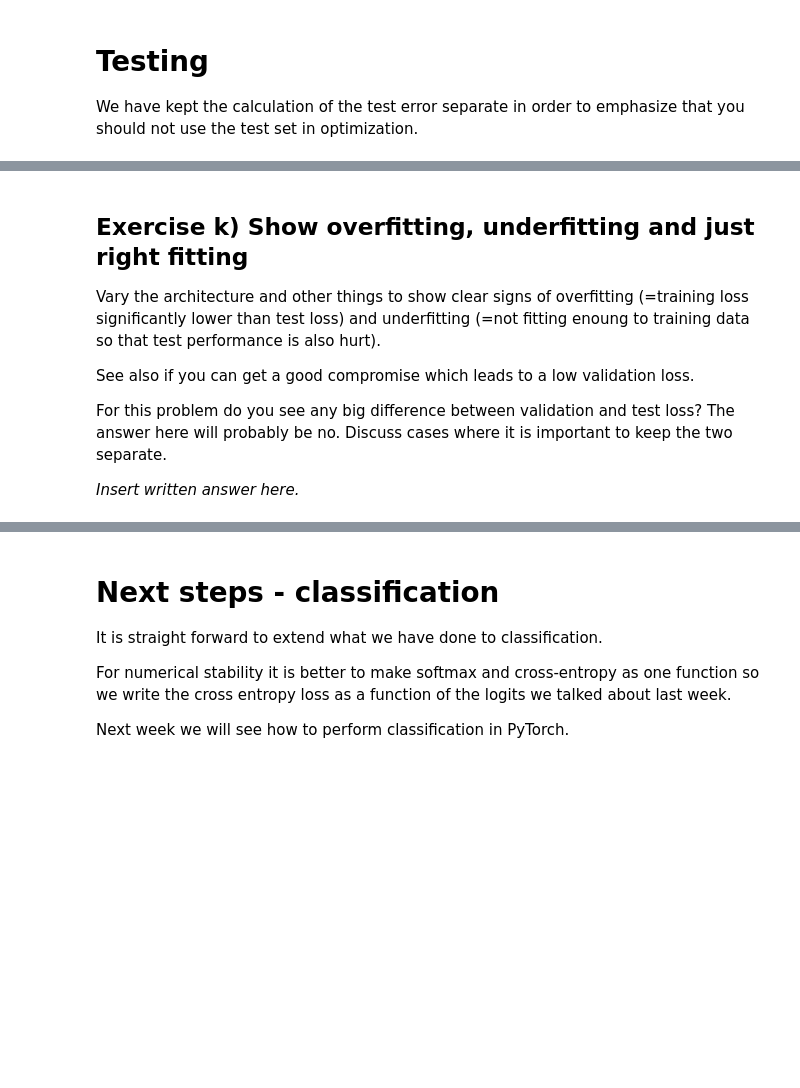
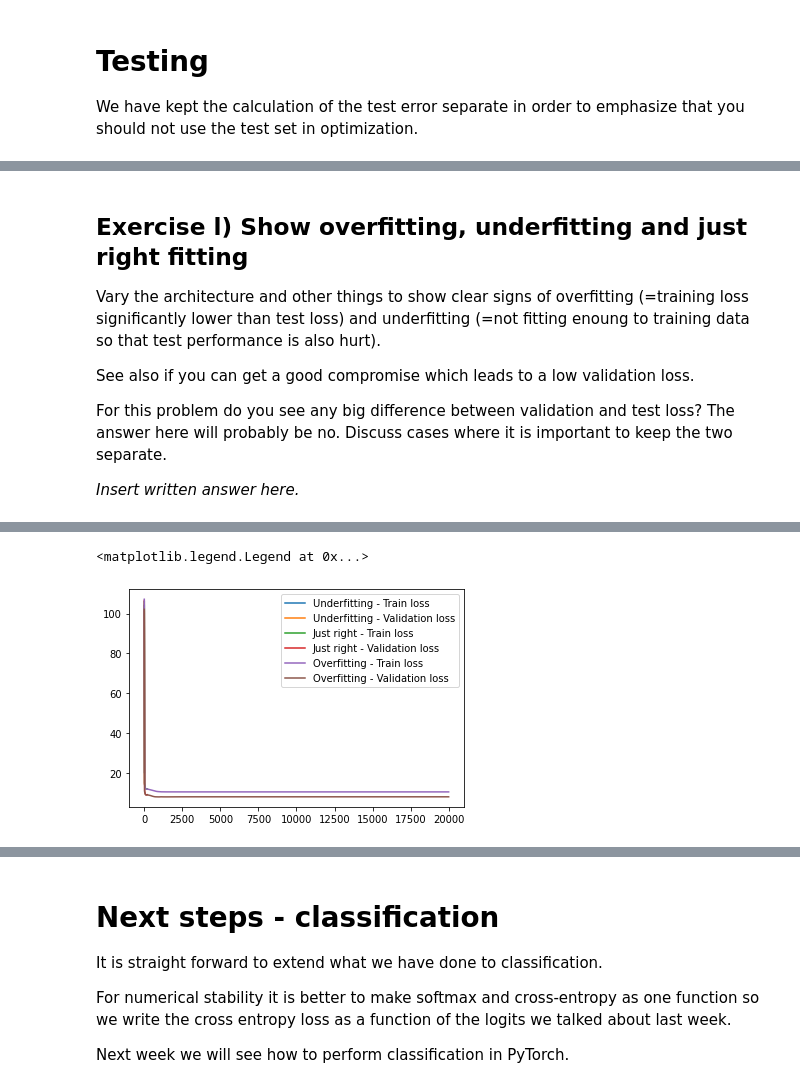
Before and after one commit to Jjtrane/02456DeepLearning, a Jupyter notebook: 2_Feedforward_Python/2.1-EXE-FNN-AutoDif-Nanograd.ipynb, the cells around one changed output, grey strips where cells are left out. Cells and saved outputs as stored; diff of their text form; code cells hidden in the pictures; blank space fills up the shorter version.

```diff
--- a/2_Feedforward_Python/2.1-EXE-FNN-AutoDif-Nanograd.ipynb
+++ b/2_Feedforward_Python/2.1-EXE-FNN-AutoDif-Nanograd.ipynb
@@ -478,7 +477,7 @@ class DenseLayer:
         n_out = len(self.weights[0])
         n_in = len(self.weights)
         params = self.parameters()
-        description = [[f'Weight from input {j} to node {i}: {params[n_out * j + i]} and bias {params[n_out * n_in + j]}' for i
+        description = [[f'Weight from input {j} to node {i}: {params[n_out * j + i]} and bias {params[-(n_out-i)]}' for i
           in range(n_out)] for j in range(n_in)]
         return sum(description, [])
 # %% [markdown]
@@ -915,5 +988,5 @@ else:
 # %% [markdown]
-## Exercise k) Show overfitting, underfitting and just right fitting
+## Exercise l) Show overfitting, underfitting and just right fitting
 
 Vary the architecture and other things to show clear signs of overfitting (=training loss significantly lower than test loss) and underfitting (=not fitting enoung to training data so that test performance is also hurt).
 
@@ -926,0 +998,48 @@ _Insert written answer here._
+# %%
+params = [(10, 2e-3), (200,2e-3), (20000, 2e-3)]
+NNs = []
+train_losses = []
+val_losses = []
+for (EPOCHS, LEARN_R) in params:
+  NN = [
+    DenseLayer(1, 8, lambda x: x.relu()),
+    DenseLayer(8, 1, lambda x: x.identity())
+]
+  train_loss = []
+  val_loss = []
+
+  for e in range(EPOCHS):
+
+      # Forward pass and loss computation
+      Loss = squared_loss(y_train, forward(x_train, NN))
+
+      # Backward pass
+      Loss.backward()
+
+      # gradient descent update
+      update_parameters(parameters(NN), LEARN_R)
+      zero_gradients(parameters(NN))
+
+      # Training loss
+      train_loss.append(Loss.v)
+
+      # Validation
+      Loss_validation = squared_loss(y_validation, forward(x_validation, NN))
+      val_loss.append(Loss_validation.v)
+
+      if e%10==0:
+          print("{:4d}".format(e),
+                "({:5.2f}%)".format(e/EPOCHS*100),
+                "Train loss: {:4.3f} \t Validation loss: {:4.3f}".format(train_loss[-1], val_loss[-1]))
+  NNs.append(NN)
+  train_losses.append(train_loss)
+  val_losses.append(val_loss)
+
+types = ['Underfitting', 'Just right', 'Overfitting']
+output_tests = []
+for i in range(len(NNs)):
+  output_tests.append(forward(x_test, NNs[i]))
+  plt.plot(range(len(train_losses[i])), train_losses[i], label=f'{types[i]} - Train loss');
+  plt.plot(range(len(val_losses[i])), val_losses[i], label=f'{types[i]} - Validation loss');
+plt.legend()
+# %% [output]
@@ -926,0 +1063,2 @@ _Insert written answer here._
+<matplotlib.legend.Legend at 0x...>
+[figure, added]
```
Also changed, not shown: parts of 35 cells of this notebook.
